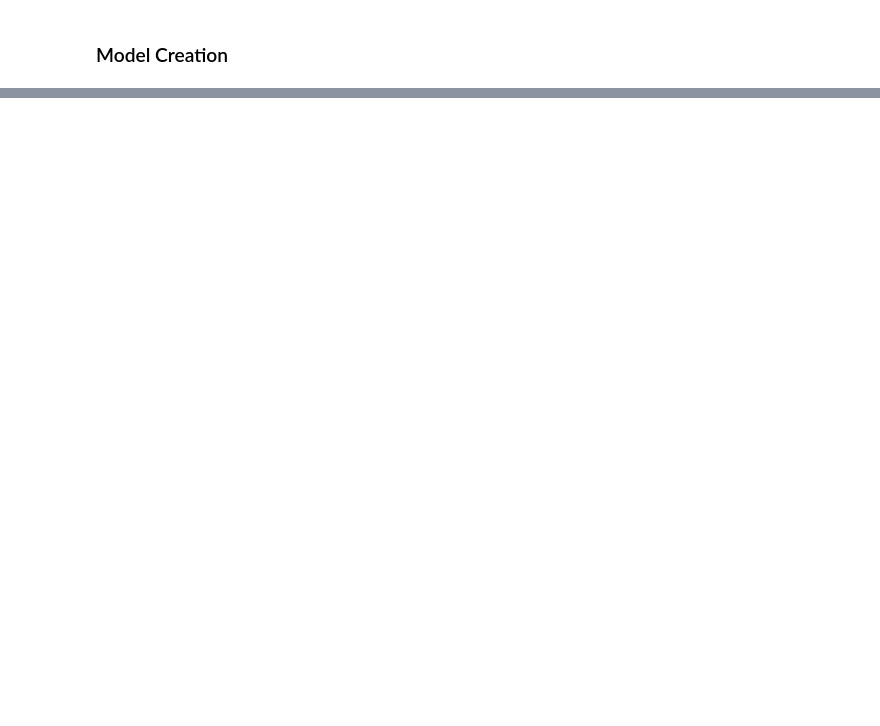
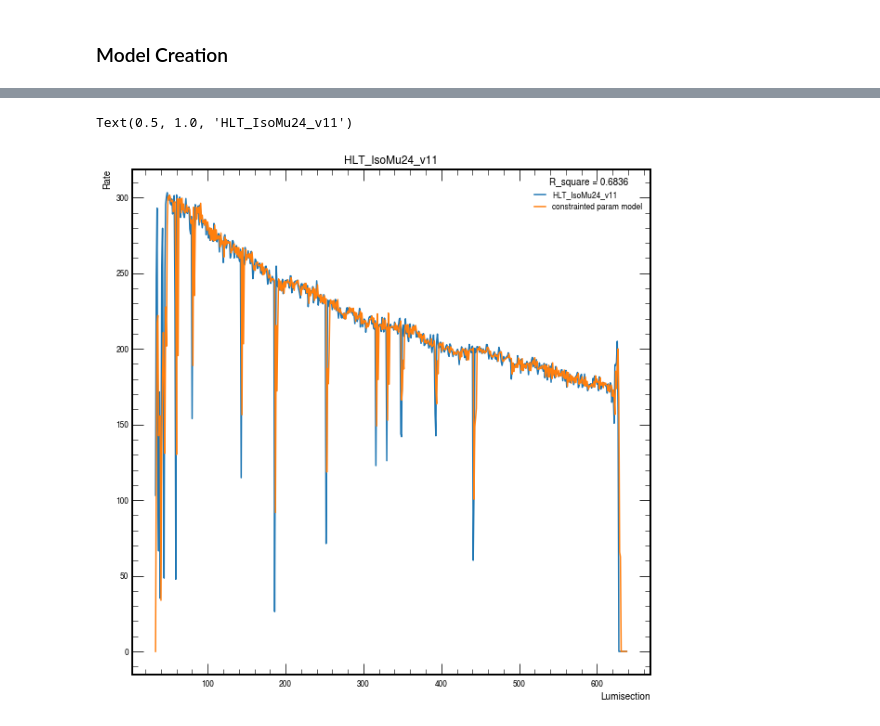
Before and after one commit to Kasidit-Beem/TkDPG-Sumemr-Student-Time-Series-Analysis-, a Jupyter notebook: Forecasting_model/ARIMA_model.ipynb, the cells around one changed output, grey strips where cells are left out. Drawn from its saved outputs; the diff is of its cells as text; code cells hidden in the pictures; blank space fills up the shorter version.

```diff
--- a/Forecasting_model/ARIMA_model.ipynb
+++ b/Forecasting_model/ARIMA_model.ipynb
@@ -149,0 +255,7 @@ max    204.228121
+# %%
+path_q = omsapi.query("hltpathrates").paginate(page=1, per_page=700).filter("run_number",315721).filter('path_name','HLT_IsoMu24_v11')
+path_response=path_q.data()
+path_folded_json=path_response.json()
+path_df=pd.json_normalize(path_folded_json['data'])
+path_df.set_index('attributes.first_lumisection_number',inplace=True)
+path_df=path_df[23:628]
@@ -149,0 +281,5 @@ max    204.228121
+# %%
+#fitting path's ARIMA by imposing the constrained params from singlemuon model
+path_model=ARIMA(path_df['attributes.rate'],order=(2,1,0))
+path_model_constrained_fit=path_model.fit_constrained({'ar.L1':model_fit.arparams[0],'ar.L2':model_fit.arparams[1]})
+path_model_constrained_fit.summary()
@@ -149,0 +305,16 @@ max    204.228121
+# %%
+path_model_constrained_predict=path_model_constrained_fit.predict(start=0,end=604)
+corr_matrix=np.corrcoef(path_df['attributes.rate'],path_model_constrained_predict)
+corr=corr_matrix[0,1]
+R_sq=corr**2
+plt.subplots(figsize=(10,10))
+#plt.plot(path_model_predict,label='ARIMA to path')
+plt.plot(path_df['attributes.rate'],label=path_df['attributes.path_name'][100])
+plt.plot(path_model_constrained_predict,label='constrainted param model')
+plt.legend(title='R_square = {:.4f}'.format(R_sq))
+plt.xlabel("Lumisection")
+plt.ylabel("Rate")
+plt.title(path_df["attributes.path_name"][100])
+# %% [output]
+Text(0.5, 1.0, 'HLT_IsoMu24_v11')
+[figure, added]
```
Also changed, not shown: parts of 27 cells of this notebook, 1 other file.
